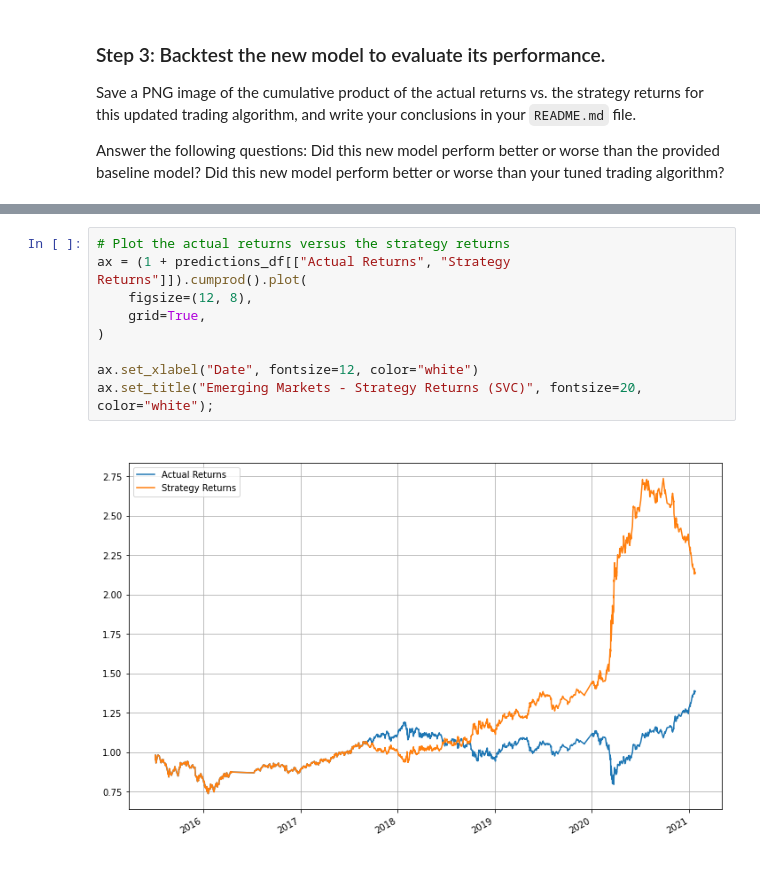
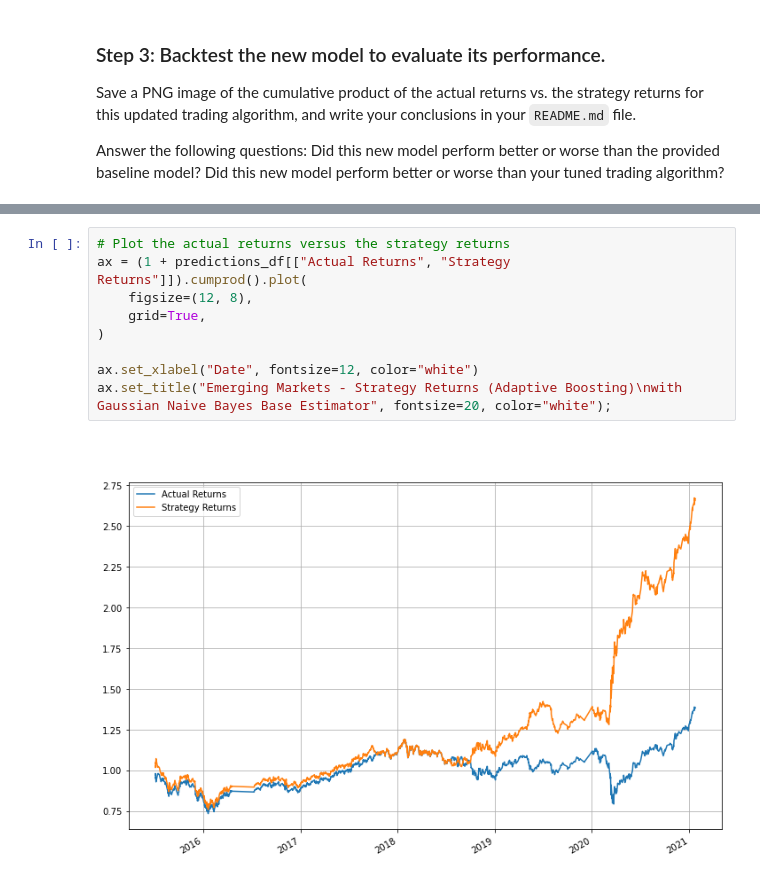
Before and after one commit to jasonjgarcia24/trading-signals-with-ml, a Jupyter notebook: machine_learning_trading_bot.ipynb, the cells around one changed output, grey strips where cells are left out. Cells and saved outputs as stored; diff of their text form.

```diff
--- a/machine_learning_trading_bot.ipynb
+++ b/machine_learning_trading_bot.ipynb
@@ -519,14 +522,14 @@ predictions_df.head()
 # %%
 # Plot the actual returns versus the strategy returns
 ax = (1 + predictions_df[["Actual Returns", "Strategy Returns"]]).cumprod().plot(
     figsize=(12, 8),
     grid=True,
 )
 
 ax.set_xlabel("Date", fontsize=12, color="white")
-ax.set_title("Emerging Markets - Strategy Returns (SVC)", fontsize=20, color="white");
+ax.set_title("Emerging Markets - Strategy Returns (Adaptive Boosting)\nwith Gaussian Naive Bayes Base Estimator", fontsize=20, color="white");
 # %% [output]
-[figure, old version]
+[figure, new version]
 # %%
 (1 + predictions_df["Strategy Returns"]).cumprod()[-1]
 # %% [output]
```
Also changed, not shown: parts of 15 cells of this notebook, 9 other files.
